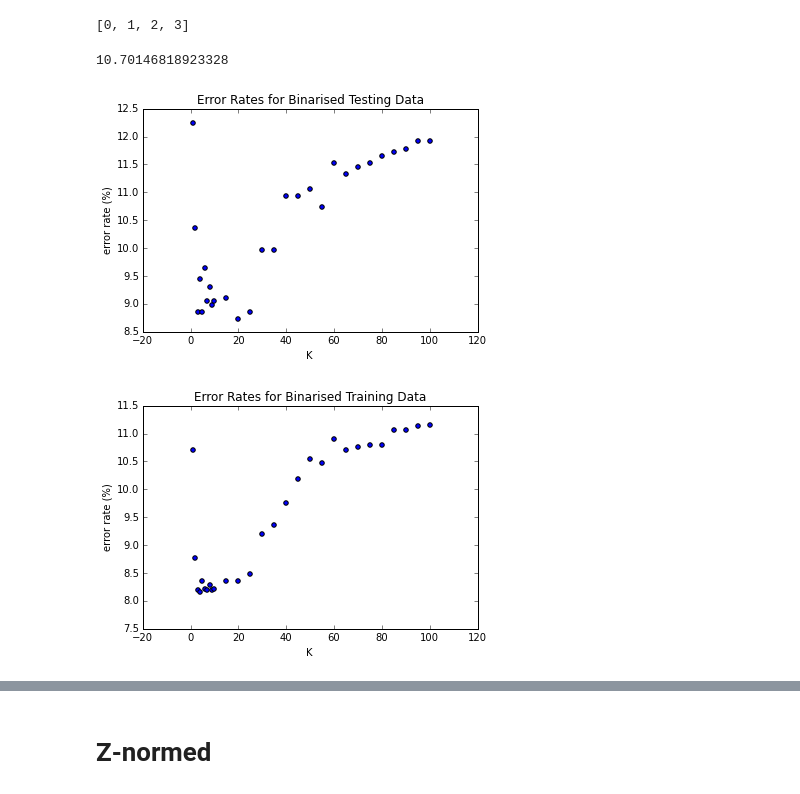
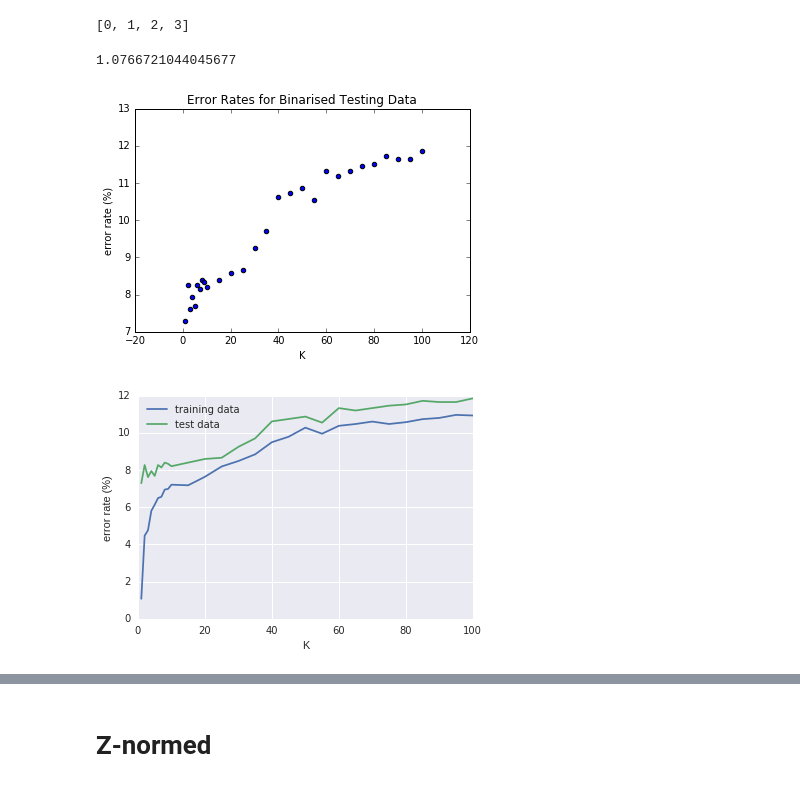
Before and after one commit to hoopernikaho/EE5907R_CA1, a Jupyter notebook: CA1_Q4.ipynb, the cells around one changed output, grey strips where cells are left out. Saved outputs shown, nothing was run; the diff lists cells and outputs as text; code cells hidden in the pictures.

Commit message:
edited log preproc error

```diff
--- a/CA1_Q4.ipynb
+++ b/CA1_Q4.ipynb
@@ -85,7 +88,7 @@ def KnnClassify_OneMail(distances_array1D, k,
     as the distance array includes the distance from itself (0 units),
     we find the k-nearest neighbours from the second smallest distance onwards.
     """
-    ClosestEmails_Indices = np.argsort(distances_array1D)[1:k+1]
+    ClosestEmails_Indices = np.argsort(distances_array1D)[0:k]
     Counts1 = np.sum(y_array1D[ClosestEmails_Indices]==1)
     Counts0 = np.sum(y_array1D[ClosestEmails_Indices]==0)
     return Counts1>Counts0
@@ -106,12 +109,12 @@ def error_rate(distances_array2D,y_array1D,k):
 # %%
 error_rate(HD_train,ytrain,1)
 # %% [output]
-10.70146818923328
+1.0766721044045677
 # %%
 Bin_ErrorRates_Testing = map(lambda k: error_rate(HD_test,ytest,k),Kays)
 # %%
 # np.savetxt('Bin_ErrorRates_Testing.dat',Bin_ErrorRates_Testing)
-Bin_ErrorRates_Testing = np.loadtxt('Bin_ErrorRates_Testing.dat')
+# Bin_ErrorRates_Testing = np.loadtxt('Bin_ErrorRates_Testing.dat')
 # %%
 %matplotlib inline
 plt.figure()
@@ -121,19 +124,23 @@ plt.xlabel('K')
 plt.ylabel('error rate (%)')
 plt.show()
 # %% [output]
-[figure, old version]
+[figure, new version]
 # %%
 Bin_ErrorRates_Training = map(lambda k: error_rate(HD_train,ytrain,k),Kays)
 # %%
 # np.savetxt('Bin_ErrorRates_Training.dat',Bin_ErrorRates_Training)
-Bin_ErrorRates_Training = np.loadtxt('Bin_ErrorRates_Training.dat')
+# Bin_ErrorRates_Training = np.loadtxt('Bin_ErrorRates_Training.dat')
 # %%
 %matplotlib inline
+import seaborn
 plt.figure()
-plt.title('Error Rates for Binarised Training Data')
-plt.scatter(Kays,Bin_ErrorRates_Training)
+# plt.title('Error Rates for Binarised Training Data')
+plt.plot(Kays,Bin_ErrorRates_Training, label='training data')
+plt.plot(Kays,Bin_ErrorRates_Testing, label='test data')
 plt.xlabel('K')
 plt.ylabel('error rate (%)')
+# plt.xlim(0,10)
+plt.legend(loc='best')
 plt.show()
 # %% [output]
-[figure, old version]
+[figure, new version]
```
Also changed, not shown: parts of 19 cells of this notebook, 9 other files.
